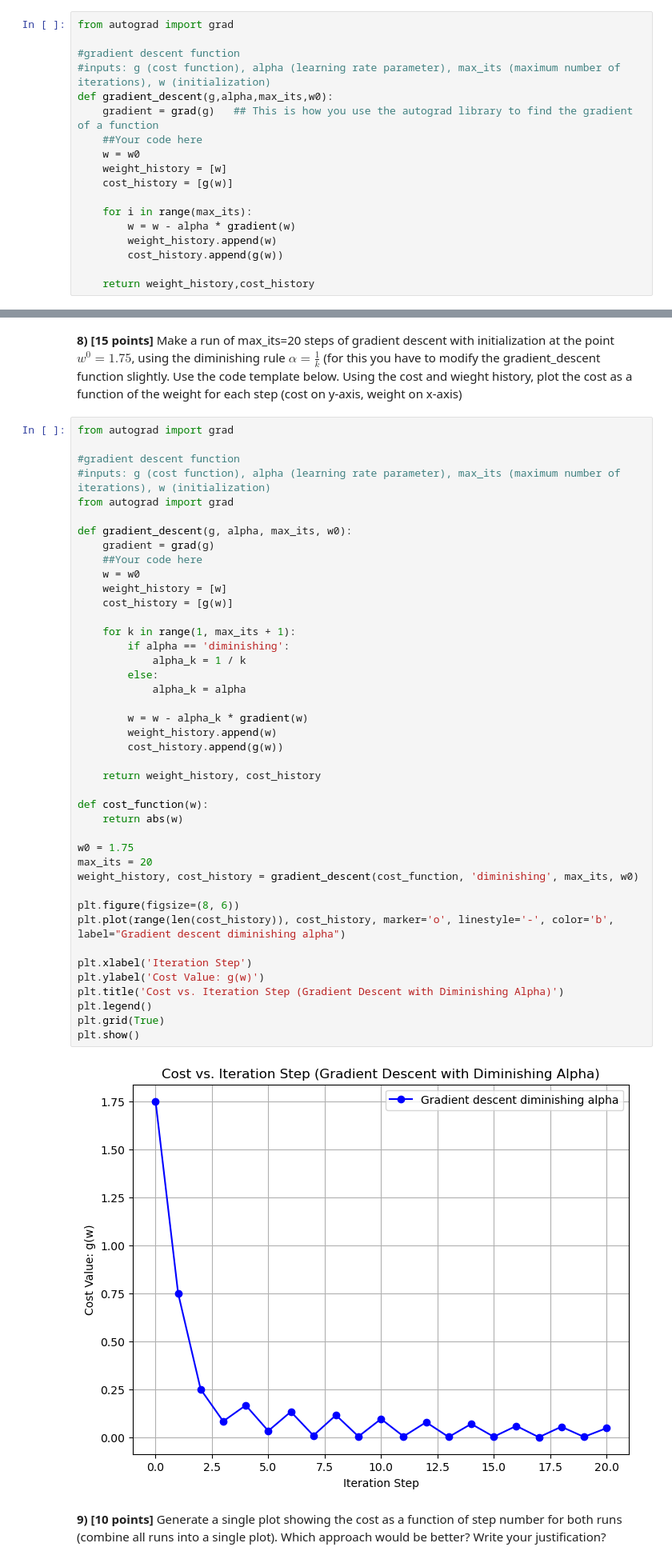
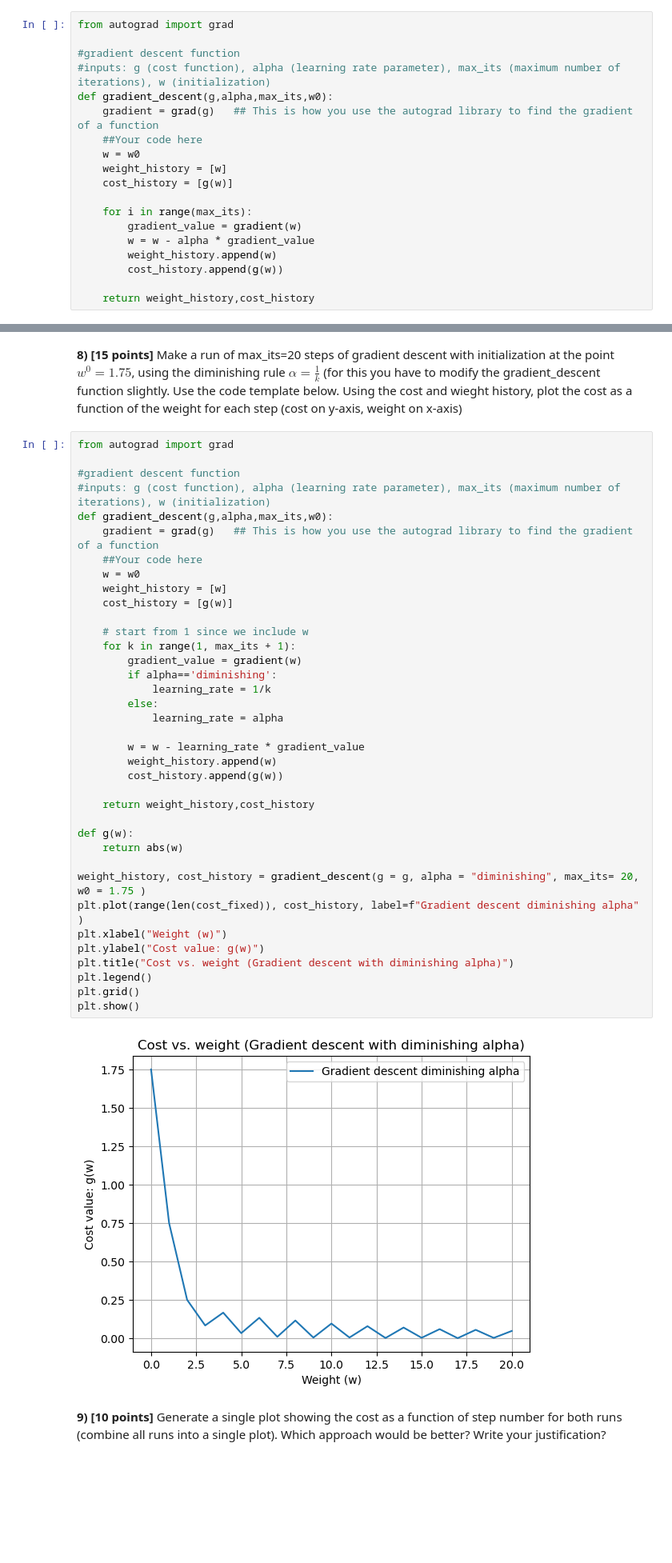
Before and after one commit to juliangus12/COSC74, a Jupyter notebook: HW1.ipynb, the cells around one changed output, grey strips where cells are left out. Shown: that part at 80% size. Cells and saved outputs as stored; diff of their text form; blank space fills up the shorter version.

```diff
--- a/HW1.ipynb
+++ b/HW1.ipynb
@@ -124,7 +125,8 @@ def gradient_descent(g,alpha,max_its,w0):
     cost_history = [g(w)]
 
     for i in range(max_its):
-        w = w - alpha * gradient(w)
+        gradient_value = gradient(w)
+        w = w - alpha * gradient_value
         weight_history.append(w)
         cost_history.append(g(w))
 
@@ -166,46 +155,41 @@ plt.show()
 # %%
 from autograd import grad
 
 #gradient descent function
 #inputs: g (cost function), alpha (learning rate parameter), max_its (maximum number of iterations), w (initialization)
-from autograd import grad
-
-def gradient_descent(g, alpha, max_its, w0):
-    gradient = grad(g)
+def gradient_descent(g,alpha,max_its,w0):
+    gradient = grad(g)   ## This is how you use the autograd library to find the gradient of a function
     ##Your code here
     w = w0
     weight_history = [w]
     cost_history = [g(w)]
 
+    # start from 1 since we include w
     for k in range(1, max_its + 1):
-        if alpha == 'diminishing':
-            alpha_k = 1 / k
+        gradient_value = gradient(w)
+        if alpha=='diminishing':
+            learning_rate = 1/k
         else:
-            alpha_k = alpha
+            learning_rate = alpha
 
-        w = w - alpha_k * gradient(w)
+        w = w - learning_rate * gradient_value
         weight_history.append(w)
         cost_history.append(g(w))
 
-    return weight_history, cost_history
+    return weight_history,cost_history
 
-def cost_function(w):
+def g(w):
     return abs(w)
 
-w0 = 1.75
-max_its = 20
-weight_history, cost_history = gradient_descent(cost_function, 'diminishing', max_its, w0)
-
-plt.figure(figsize=(8, 6))
-plt.plot(range(len(cost_history)), cost_history, marker='o', linestyle='-', color='b', label="Gradient descent diminishing alpha")
-
-plt.xlabel('Iteration Step')
-plt.ylabel('Cost Value: g(w)')
-plt.title('Cost vs. Iteration Step (Gradient Descent with Diminishing Alpha)')
+weight_history, cost_history = gradient_descent(g = g, alpha = "diminishing", max_its= 20, w0 = 1.75 )
+plt.plot(range(len(cost_fixed)), cost_history, label=f"Gradient descent diminishing alpha" )
+plt.xlabel("Weight (w)")
+plt.ylabel("Cost value: g(w)")
+plt.title("Cost vs. weight (Gradient descent with diminishing alpha)")
 plt.legend()
-plt.grid(True)
+plt.grid()
 plt.show()
 # %% [output]
-[figure, old version]
+[figure, new version]
 # %% [markdown]
 **9) [10 points]**  Generate a single plot showing the cost as a function of step number for both runs (combine all  runs into a single plot). Which approach would be better? Write your justification?
```
Also changed, not shown: parts of 15 cells of this notebook.
